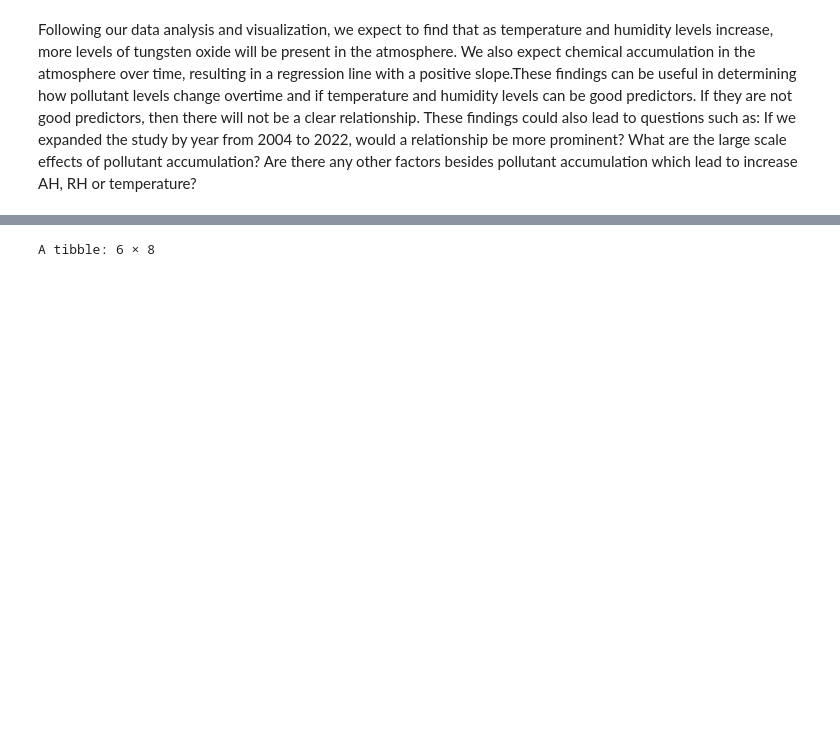
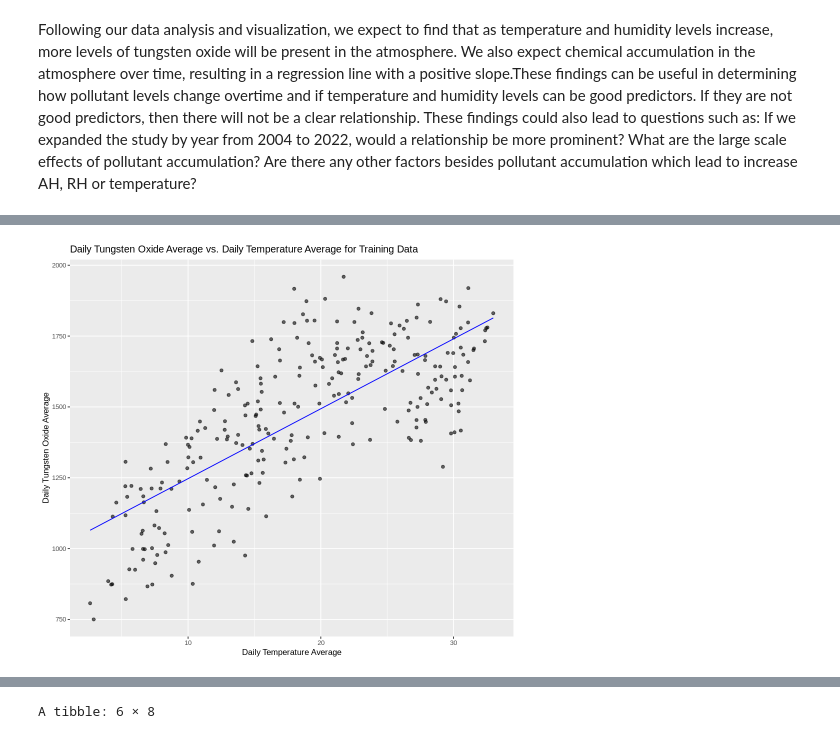
Before and after one commit to recompton/DSCI100_group_project, a Jupyter notebook: Final Project.ipynb, the cells around one changed output, grey strips where cells are left out. Drawn from its saved outputs; the diff is of its cells as text; code cells hidden in the pictures; blank space fills up the shorter version.

```diff
--- a/Final Project.ipynb
+++ b/Final Project.ipynb
@@ -202,13 +202,17 @@ theme(text = element_text(size = 18))
 # %% [markdown]
 Following our data analysis and visualization, we expect to find that as temperature and humidity levels increase, more levels of tungsten oxide will be present in the atmosphere. We also expect chemical accumulation in the atmosphere over time, resulting in a regression line with a positive slope.These findings can be useful in determining how pollutant levels change overtime and if temperature and humidity levels can be good predictors. If they are not good predictors, then there will not be a clear relationship. These findings could also lead to questions such as: If we expanded the study by year from 2004 to 2022, would a relationship be more prominent? What are the large scale effects of pollutant accumulation? Are there any other factors besides pollutant accumulation which lead to increase AH, RH or temperature?
 # %%
-lm_spec <- linear_reg() |>
-    set_engine('lm') |>
-    set_mode('regression')
+lm_spec <- linear_reg() |> set_engine("lm") |>
+          set_mode("regression")
+lm_spec
 
-air_quality_recipe <- recipe(daily_avg_TO ~ daily_avg_T, daily_avg_RH, daily_avg_AH, data = avg_air_quality_train)
 
-air_quality_fit <- workflow() |>
-    add_recipe(air_quality_recipe) |>
-    add_model(lm_spec) |>
-    fit(data = avg_air_quality_train)
+lm_recipe <- recipe(daily_avg_TO ~ daily_avg_T, data = avg_air_quality_train)
+
+lm_fit <- workflow() |>
+       add_recipe(lm_recipe) |>
+       add_model(lm_spec) |>
+       fit(data = avg_air_quality_train)
+
+
+lm_fit
@@ -214,0 +238,22 @@ air_quality_fit <- workflow() |>
+# %%
+preds_1 <- lm_fit |>
+   predict(avg_air_quality_train) |>
+   bind_cols(avg_air_quality_train)
+
+options(repr.plot.width = 8, repr.plot.height = 7)
+
+ lm_predictions <- preds_1 |>
+     ggplot(aes(x = daily_avg_T, y = daily_avg_TO)) +
+         geom_point(alpha = 0.6) +
+         geom_line(
+             mapping = aes(x = daily_avg_T, y = .pred),
+             color = "blue") +
+         labs(title = "Daily Tungsten Oxide Average vs. Daily Temperature Average for Training Data",
+       x = "Daily Temperature Average",
+       y = "Daily Tungsten Oxide Average") +
+         theme(text = element_text(size = 10))
+
+
+lm_predictions
+# %% [output]
+[figure, added]
```
Also changed, not shown: parts of 12 cells of this notebook.
